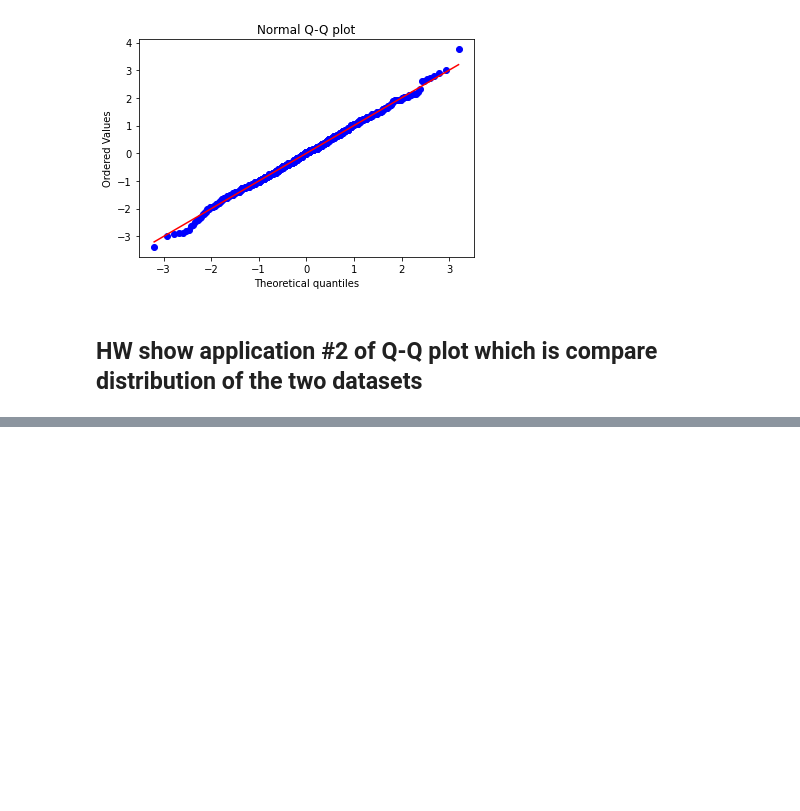
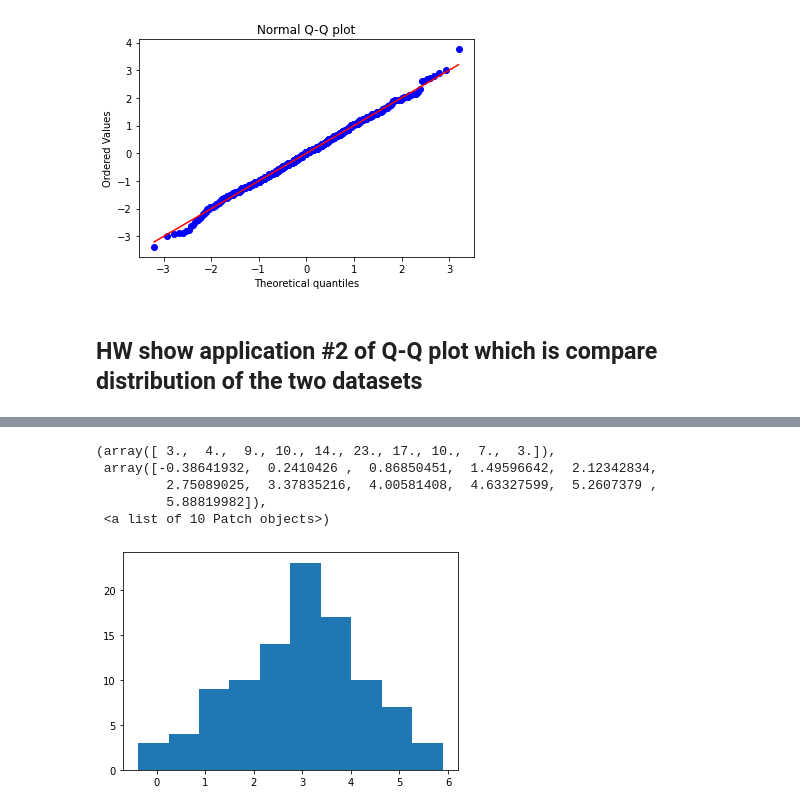
Before and after one commit to tohnperfect/DPDM, a Jupyter notebook: Data102.ipynb, the cells around one changed output, grey strips where cells are left out. Cells and saved outputs as stored; diff of their text form; code cells hidden in the pictures; blank space fills up the shorter version.

```diff
--- a/Data102.ipynb
+++ b/Data102.ipynb
@@ -274,0 +276,2 @@ Text(0.5, 1.0, 'Normal Q-Q plot')
+# %%
+s = np.random.normal(3,1.5,100)
@@ -274,0 +301,9 @@ Text(0.5, 1.0, 'Normal Q-Q plot')
+# %%
+plt.hist(s)
+# %% [output]
+(array([ 3.,  4.,  9., 10., 14., 23., 17., 10.,  7.,  3.]),
+ array([-0.38641932,  0.2410426 ,  0.86850451,  1.49596642,  2.12342834,
+         2.75089025,  3.37835216,  4.00581408,  4.63327599,  5.2607379 ,
+         5.88819982]),
+ <a list of 10 Patch objects>)
+[figure, added]
```
Also changed, not shown: parts of 25 cells of this notebook.
